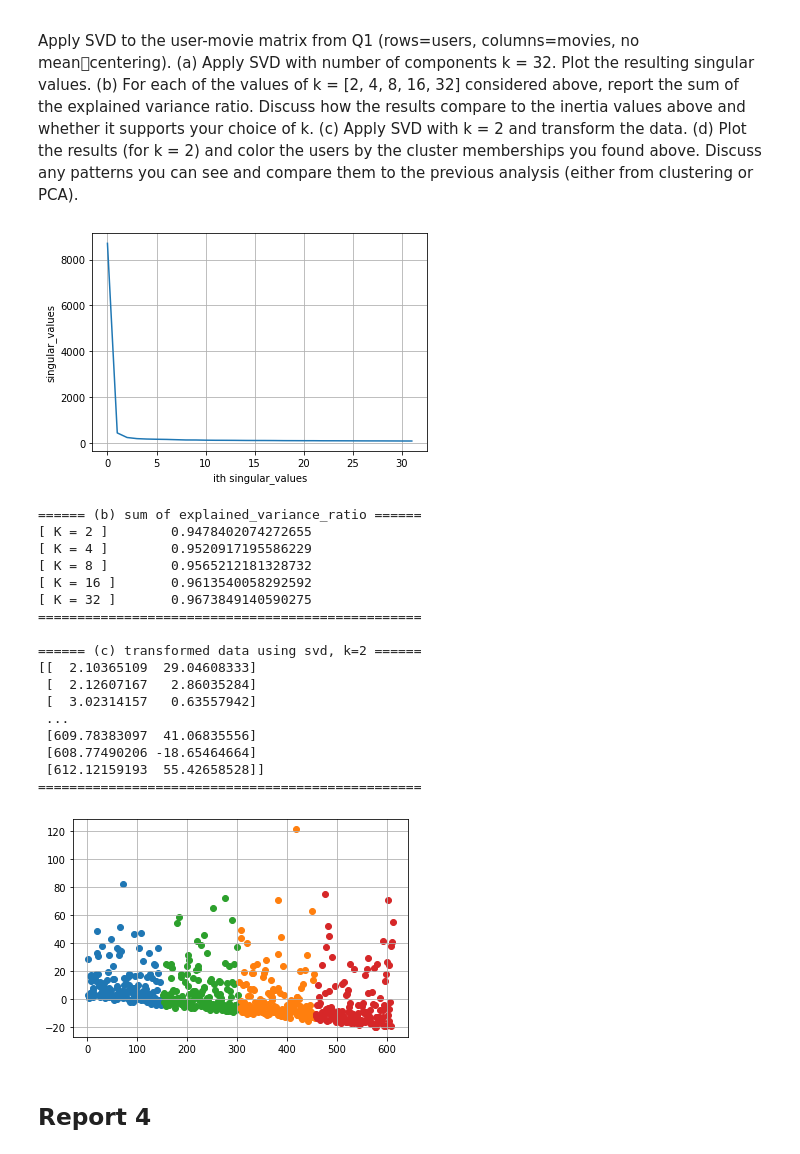
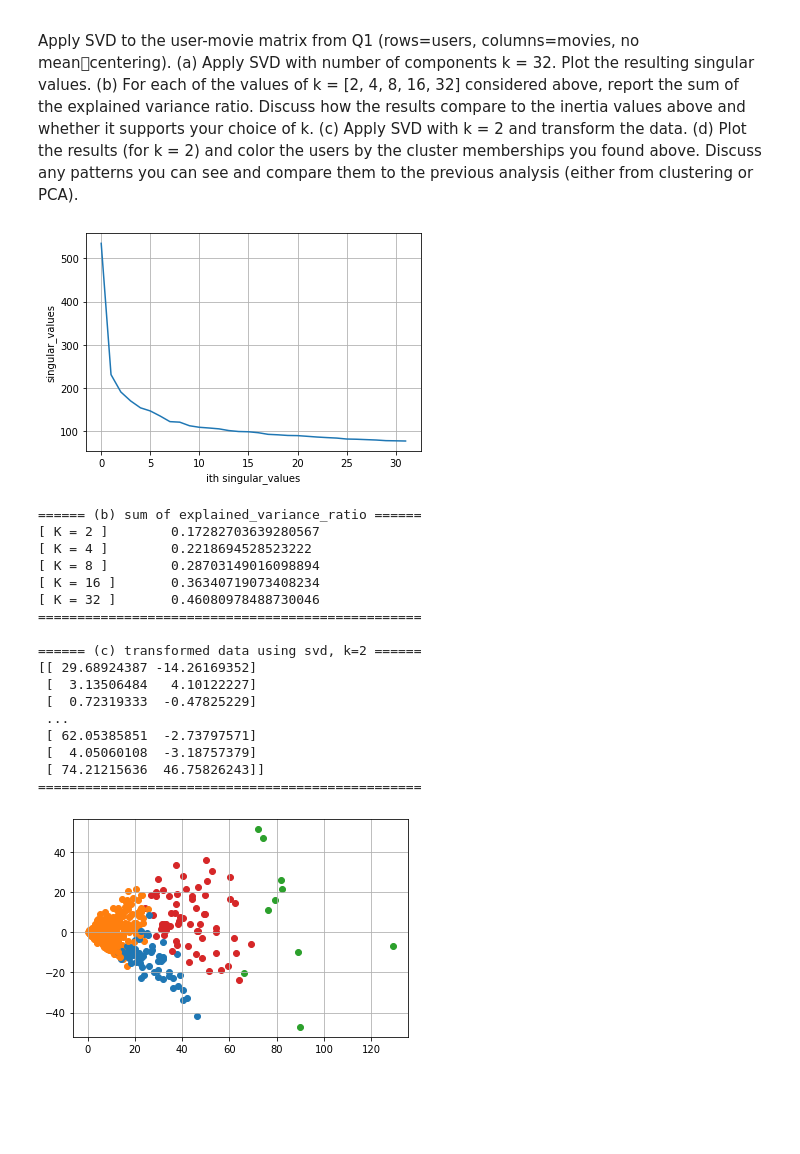
Before and after one commit to JeongHanLim/3_2HW, a Jupyter notebook: Data_Processing/Project2/2017312172.ipynb, the cells around one changed output. Drawn from its saved outputs; the diff is of its cells as text; code cells hidden in the pictures; blank space fills up the shorter version.

```diff
--- a/Data_Processing/Project2/2017312172.ipynb
+++ b/Data_Processing/Project2/2017312172.ipynb
@@ -284,9 +344,10 @@ above. Discuss any patterns you can see and compare them to the previous analysi
 # %%
 USER_MOVIE_FILE_NAME = "userXmovie.csv"
 df = pd.read_csv(USER_MOVIE_FILE_NAME)
+df = df.drop(["Unnamed: 0"], axis=1)
 
 
-# =========== (a) Apply SVD, Plot the resulting singular_values =========== #
+#axis =========== (a) Apply SVD, Plot the resulting singular_values =========== #
 # calculated truncated SVD for top k sigular values
 k = 32
 svd_32 = TruncatedSVD(n_components=k)
@@ -307,10 +368,10 @@ plt.show()
 k = [2, 4, 8, 16, 32]
 print ("====== (b) sum of explained_variance_ratio ======")
 # calculated sum of each explained_variance_ratio using truncated SVD for k
-for i in range(len(k)):
-    svd = TruncatedSVD(n_components=k[i])
+for i in k:
+    svd = TruncatedSVD(i)
     svd.fit(df)
-    print("[ K =", k[i], "]\t", svd.explained_variance_ratio_.sum())
+    print("[ K =", i, "]\t", svd.explained_variance_ratio_.sum())
 print ("=================================================\n")
 
 
@@ -326,45 +387,43 @@ svd_2.fit(df)
 svd_2_transformed = svd_2.fit_transform(df)
 
 print ("====== (c) transformed data using svd, k=2 ======")
 print(svd_2_transformed)
 print ("=================================================")
 
 
 
 
 # =========== (d) Plot the results, and color the users =========== #
 # find cluster memberships I found above (# of Cluster = 8)
 N_CLUSTER = 4
 model = KMeans(n_clusters=N_CLUSTER, algorithm="auto")
 model.fit(df)
 person_cluster_info = model.predict(df)
 
 # Plot the results (for k = 2) and color the users
 COLOR_BY_CLUSTER = ['C0', 'C1', 'C2', 'C3', 'C4', 'C5', 'C6', 'C7']
 for i in range(len(svd_2_transformed)):
     plt.scatter(svd_2_transformed[i][0], svd_2_transformed[i][1],
                 color=COLOR_BY_CLUSTER[person_cluster_info[i]])
 plt.grid()
 plt.show()
 # %% [output]
-[figure, old version]
+[figure, new version]
 ====== (b) sum of explained_variance_ratio ======
-[ K = 2 ]        0.9478402074272655
-[ K = 4 ]        0.9520917195586229
-[ K = 8 ]        0.9565212181328732
-[ K = 16 ]       0.9613540058292592
-[ K = 32 ]       0.9673849140590275
+[ K = 2 ]        0.17282703639280567
+[ K = 4 ]        0.2218694528523222
+[ K = 8 ]        0.28703149016098894
+[ K = 16 ]       0.36340719073408234
+[ K = 32 ]       0.46080978488730046
 =================================================
 
 ====== (c) transformed data using svd, k=2 ======
-[[  2.10365109  29.04608333]
- [  2.12607167   2.86035284]
- [  3.02314157   0.63557942]
+[[ 29.68924387 -14.26169352]
+ [  3.13506484   4.10122227]
+ [  0.72319333  -0.47825229]
  ...
- [609.78383097  41.06835556]
- [608.77490206 -18.65464664]
- [612.12159193  55.42658528]]
+ [ 62.05385851  -2.73797571]
+ [  4.05060108  -3.18757379]
+ [ 74.21215636  46.75826243]]
 =================================================
-[figure, old version]
+[figure, new version]
-# %% [markdown]
-## Report 4
```
Also changed, not shown: parts of 5 cells of this notebook, 17 other files.
